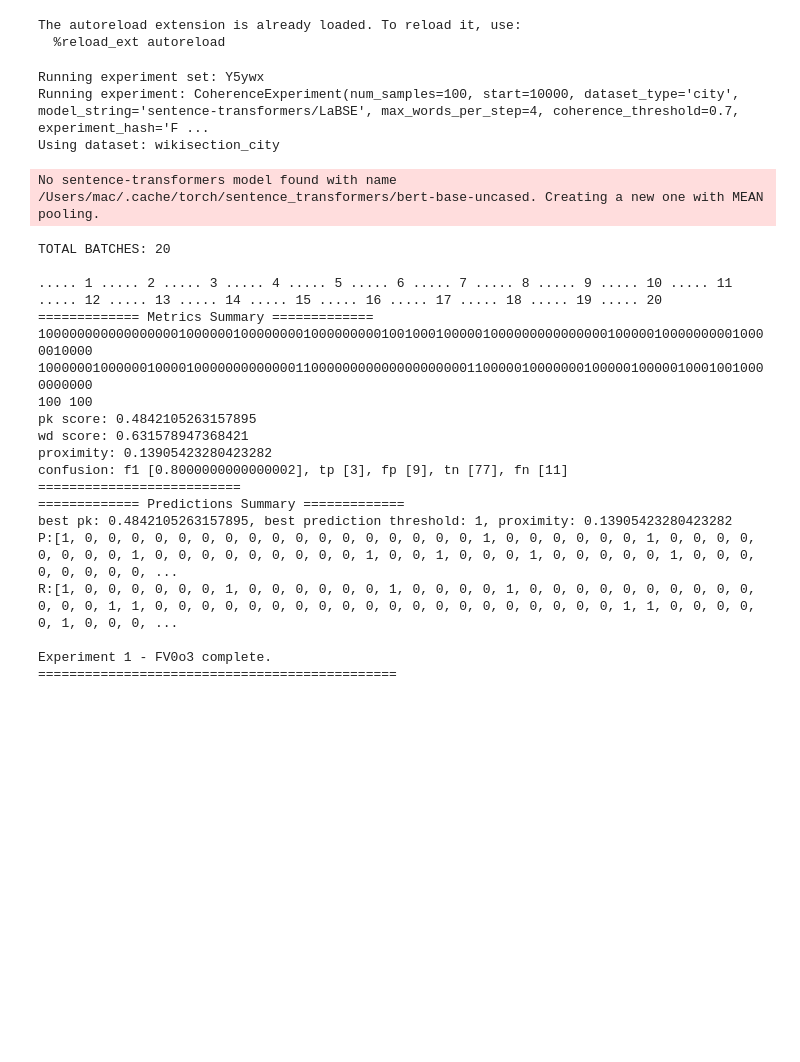
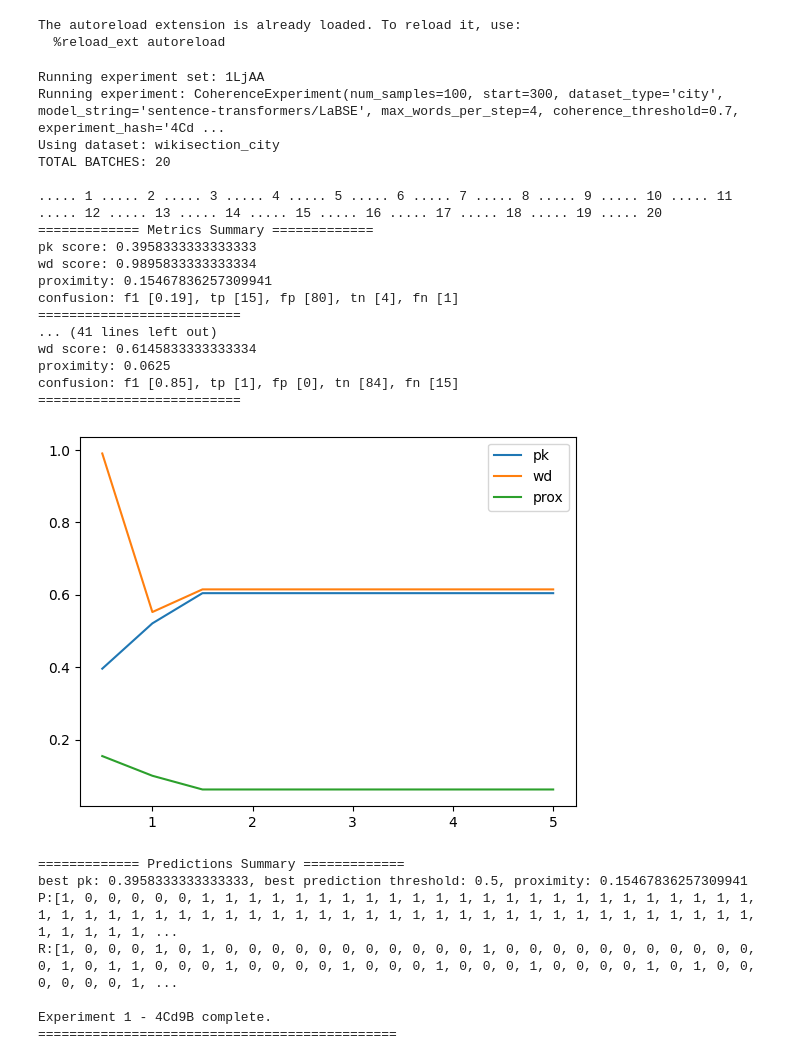
Before and after one commit to HumanMachineLab/CoherenceGraph, a Jupyter notebook: notebooks/1.0-coherence-graph-experimentation.ipynb, the cells around one changed output. Saved outputs shown, nothing was run; the diff lists cells and outputs as text; code cells hidden in the pictures; blank space fills up the shorter version.

Commit message:
add more datasets and finish graph implementation

```diff
--- a/notebooks/1.0-coherence-graph-experimentation.ipynb
+++ b/notebooks/1.0-coherence-graph-experimentation.ipynb
@@ -36,43 +36,47 @@ from src.experimentation.coherence_v3 import PredictByChainCountExperiment, Cohe
 # %%
-experimentation = PredictByChainCountExperiment()
+experimentation = Experiment(type="chain_count")
 
 experimentation.queue_experiment(
     CoherenceExperiment(
         dataset_type="city",
         model_string="sentence-transformers/LaBSE",
         max_words_per_step=4,
         diverse_keywords=False,
-        keyword_diversity=0.0,
-        max_graph_depth=7,
-        start=10000,
+        keyword_diversity=0.5,
+        max_graph_depth=5,
+        start=300,
         num_samples=100,
         batch_size=5,
-        coherence_threshold=0.7
+        coherence_threshold=0.7,
+        scoring_factor=2,
+        print_metrics_summary=True,
+        print_predictions_summary=True,
     )
 )
+experimentation.run()
+# %% [output]
+Running experiment set: 1LjAA
+Running experiment: CoherenceExperiment(num_samples=100, start=300, dataset_type='city', model_string='sentence-transformers/LaBSE', max_words_per_step=4, coherence_threshold=0.7, experiment_hash='4Cd ...
+Using dataset: wikisection_city
+TOTAL BATCHES: 20
+
+..... 1 ..... 2 ..... 3 ..... 4 ..... 5 ..... 6 ..... 7 ..... 8 ..... 9 ..... 10 ..... 11 ..... 12 ..... 13 ..... 14 ..... 15 ..... 16 ..... 17 ..... 18 ..... 19 ..... 20
+============= Metrics Summary =============
+pk score: 0.3958333333333333
+wd score: 0.9895833333333334
+proximity: 0.15467836257309941
+confusion: f1 [0.19], tp [15], fp [80], tn [4], fn [1]
+==========================
+... (41 lines left out)
+wd score: 0.6145833333333334
+proximity: 0.0625
+confusion: f1 [0.85], tp [1], fp [0], tn [84], fn [15]
+==========================
+[figure, added]
+============= Predictions Summary =============
+best pk: 0.3958333333333333, best prediction threshold: 0.5, proximity: 0.15467836257309941
+P:[1, 0, 0, 0, 0, 0, 1, 1, 1, 1, 1, 1, 1, 1, 1, 1, 1, 1, 1, 1, 1, 1, 1, 1, 1, 1, 1, 1, 1, 1, 1, 1, 1, 1, 1, 1, 1, 1, 1, 1, 1, 1, 1, 1, 1, 1, 1, 1, 1, 1, 1, 1, 1, 1, 1, 1, 1, 1, 1, 1, 1, 1, 1, 1, 1, 1, ...
+R:[1, 0, 0, 0, 1, 0, 1, 0, 0, 0, 0, 0, 0, 0, 0, 0, 0, 0, 1, 0, 0, 0, 0, 0, 0, 0, 0, 0, 0, 0, 0, 1, 0, 1, 1, 0, 0, 0, 1, 0, 0, 0, 0, 1, 0, 0, 0, 1, 0, 0, 0, 1, 0, 0, 0, 0, 1, 0, 1, 0, 0, 0, 0, 0, 0, 1, ...
+
+Experiment 1 - 4Cd9B complete.
+==============================================
-# %%
-experimentation.run()
-# %% [output]
-Running experiment set: Y5ywx
-Running experiment: CoherenceExperiment(num_samples=100, start=10000, dataset_type='city', model_string='sentence-transformers/LaBSE', max_words_per_step=4, coherence_threshold=0.7, experiment_hash='F ...
-Using dataset: wikisection_city
-No sentence-transformers model found with name /Users/mac/.cache/torch/sentence_transformers/bert-base-uncased. Creating a new one with MEAN pooling.
-TOTAL BATCHES: 20
-
-..... 1 ..... 2 ..... 3 ..... 4 ..... 5 ..... 6 ..... 7 ..... 8 ..... 9 ..... 10 ..... 11 ..... 12 ..... 13 ..... 14 ..... 15 ..... 16 ..... 17 ..... 18 ..... 19 ..... 20
-============= Metrics Summary =============
-1000000000000000001000000100000000100000000010010001000001000000000000000100000100000000010000010000
-1000000100000010000100000000000001100000000000000000000110000010000000100000100000100010010000000000
-100 100
-pk score: 0.4842105263157895
-wd score: 0.631578947368421
-proximity: 0.13905423280423282
-confusion: f1 [0.8000000000000002], tp [3], fp [9], tn [77], fn [11]
-==========================
-============= Predictions Summary =============
-best pk: 0.4842105263157895, best prediction threshold: 1, proximity: 0.13905423280423282
-P:[1, 0, 0, 0, 0, 0, 0, 0, 0, 0, 0, 0, 0, 0, 0, 0, 0, 0, 1, 0, 0, 0, 0, 0, 0, 1, 0, 0, 0, 0, 0, 0, 0, 0, 1, 0, 0, 0, 0, 0, 0, 0, 0, 0, 1, 0, 0, 1, 0, 0, 0, 1, 0, 0, 0, 0, 0, 1, 0, 0, 0, 0, 0, 0, 0, 0, ...
-R:[1, 0, 0, 0, 0, 0, 0, 1, 0, 0, 0, 0, 0, 0, 1, 0, 0, 0, 0, 1, 0, 0, 0, 0, 0, 0, 0, 0, 0, 0, 0, 0, 0, 1, 1, 0, 0, 0, 0, 0, 0, 0, 0, 0, 0, 0, 0, 0, 0, 0, 0, 0, 0, 0, 0, 1, 1, 0, 0, 0, 0, 0, 1, 0, 0, 0, ...
-
-Experiment 1 - FV0o3 complete.
-==============================================
```
Also changed, not shown: parts of 5 cells of this notebook, 15 other files.
